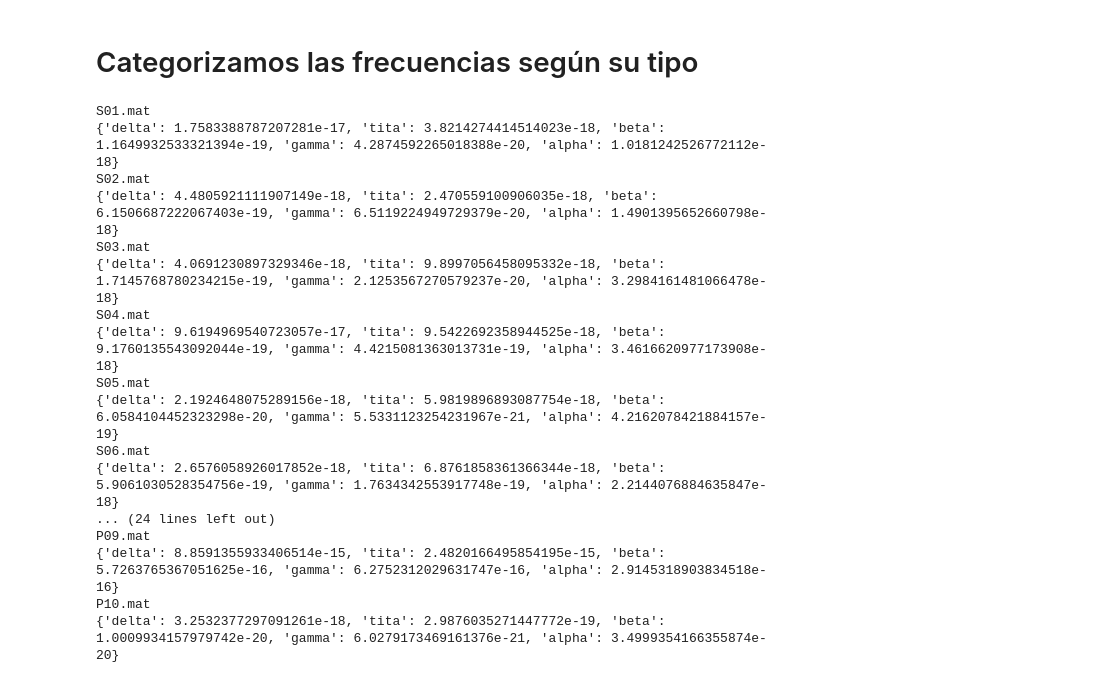
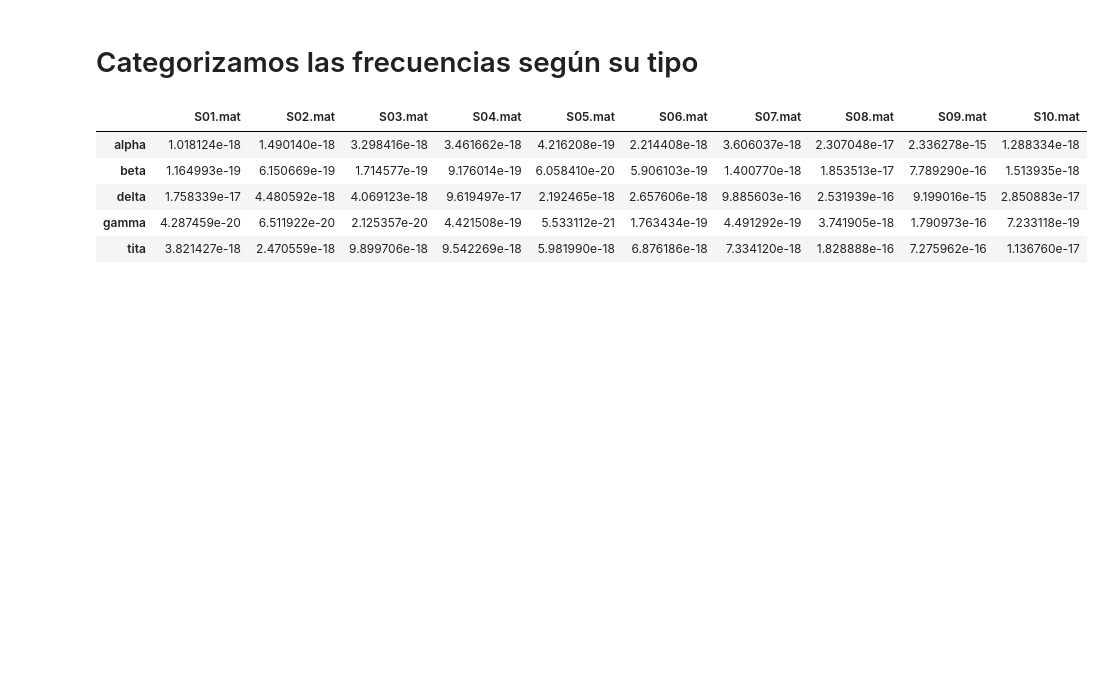
Before and after one commit to gfourcade/cienciadatos, a Jupyter notebook: tp2/tp2.ipynb, the cells around one changed output. Drawn from its saved outputs; the diff is of its cells as text; code cells hidden in the pictures; blank space fills up the shorter version.

```diff
--- a/tp2/tp2.ipynb
+++ b/tp2/tp2.ipynb
@@ -123,53 +123,25 @@ def mean_power_per_frequency_range(panel):
 # %%
 import gc
 from os import listdir
 from os.path import isfile, join
 onlyfiles = [f for f in listdir('data') if (f.endswith('.mat') and f.startswith('S'))]
 
-powers_per_frequency_range = []
+powers_per_frequency_range_S = []
+df = {}
 for filename in onlyfiles:
-    print(filename)
     mat = loadmat(join('data', filename))
     panel = pd.Panel(mat['data'])
     mean = mean_power_per_frequency_range(panel)
-    print(mean)
-    powers_per_frequency_range.append(mean)
+    df[filename] = mean
+    powers_per_frequency_range_S.append(mean)
     del mat
     del panel
     gc.collect()
-
-powers_per_frequency_range_S = powers_per_frequency_range
-
-
-onlyfiles = [f for f in listdir('data') if (f.endswith('.mat') and f.startswith('P'))]
-powers_per_frequency_range = []
-for filename in onlyfiles:
-    print(filename)
-    mat = loadmat(join('data', filename))
-    panel = pd.Panel(mat['data'])
-    mean = mean_power_per_frequency_range(panel)
-    print(mean)
-    powers_per_frequency_range.append(mean)
-    del mat
-    del panel
-    gc.collect()
-
-powers_per_frequency_range_P = powers_per_frequency_range
+pd.DataFrame(df)
 # %% [output]
-S01.mat
-{'delta': 1.7583388787207281e-17, 'tita': 3.8214274414514023e-18, 'beta': 1.1649932533321394e-19, 'gamma': 4.2874592265018388e-20, 'alpha': 1.0181242526772112e-18}
-S02.mat
-{'delta': 4.4805921111907149e-18, 'tita': 2.470559100906035e-18, 'beta': 6.1506687222067403e-19, 'gamma': 6.5119224949729379e-20, 'alpha': 1.4901395652660798e-18}
-S03.mat
-{'delta': 4.0691230897329346e-18, 'tita': 9.8997056458095332e-18, 'beta': 1.7145768780234215e-19, 'gamma': 2.1253567270579237e-20, 'alpha': 3.2984161481066478e-18}
-S04.mat
-{'delta': 9.6194969540723057e-17, 'tita': 9.5422692358944525e-18, 'beta': 9.1760135543092044e-19, 'gamma': 4.4215081363013731e-19, 'alpha': 3.4616620977173908e-18}
-S05.mat
-{'delta': 2.1924648075289156e-18, 'tita': 5.9819896893087754e-18, 'beta': 6.0584104452323298e-20, 'gamma': 5.5331123254231967e-21, 'alpha': 4.2162078421884157e-19}
-S06.mat
-{'delta': 2.6576058926017852e-18, 'tita': 6.8761858361366344e-18, 'beta': 5.9061030528354756e-19, 'gamma': 1.7634342553917748e-19, 'alpha': 2.2144076884635847e-18}
-... (24 lines left out)
-P09.mat
-{'delta': 8.8591355933406514e-15, 'tita': 2.4820166495854195e-15, 'beta': 5.7263765367051625e-16, 'gamma': 6.2752312029631747e-16, 'alpha': 2.9145318903834518e-16}
-P10.mat
-{'delta': 3.2532377297091261e-18, 'tita': 2.9876035271447772e-19, 'beta': 1.0009934157979742e-20, 'gamma': 6.0279173469161376e-21, 'alpha': 3.4999354166355874e-20}
+|  | S01.mat | S02.mat | S03.mat | S04.mat | S05.mat | S06.mat | S07.mat | S08.mat | S09.mat | S10.mat |
+| alpha | 1.018124e-18 | 1.490140e-18 | 3.298416e-18 | 3.461662e-18 | 4.216208e-19 | 2.214408e-18 | 3.606037e-18 | 2.307048e-17 | 2.336278e-15 | 1.288334e-18 |
+| beta | 1.164993e-19 | 6.150669e-19 | 1.714577e-19 | 9.176014e-19 | 6.058410e-20 | 5.906103e-19 | 1.400770e-18 | 1.853513e-17 | 7.789290e-16 | 1.513935e-18 |
+| delta | 1.758339e-17 | 4.480592e-18 | 4.069123e-18 | 9.619497e-17 | 2.192465e-18 | 2.657606e-18 | 9.885603e-16 | 2.531939e-16 | 9.199016e-15 | 2.850883e-17 |
+| gamma | 4.287459e-20 | 6.511922e-20 | 2.125357e-20 | 4.421508e-19 | 5.533112e-21 | 1.763434e-19 | 4.491292e-19 | 3.741905e-18 | 1.790973e-16 | 7.233118e-19 |
+| tita | 3.821427e-18 | 2.470559e-18 | 9.899706e-18 | 9.542269e-18 | 5.981990e-18 | 6.876186e-18 | 7.334120e-18 | 1.828888e-16 | 7.275962e-16 | 1.136760e-17 |
```
Also changed, not shown: parts of 6 cells of this notebook.
